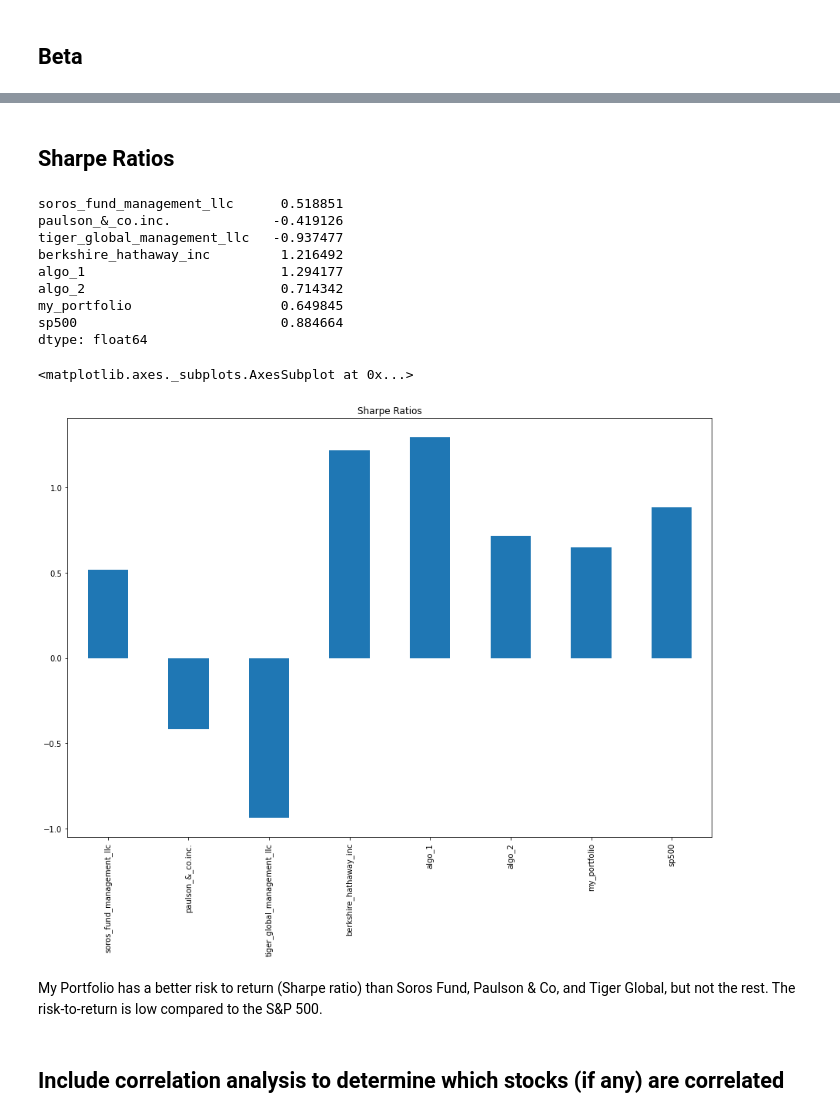
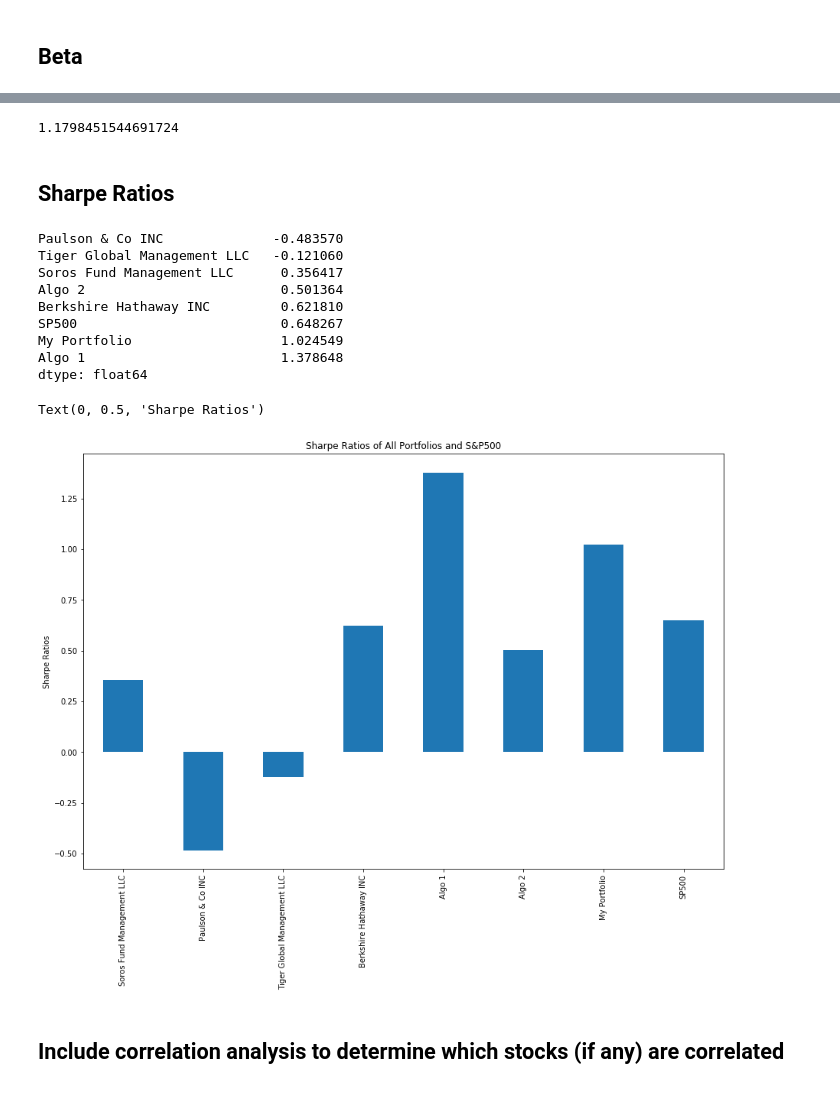
Before and after one commit to EmilianoAmador/Emiliano_Amador_a_whale_off_the_portfolio, a Jupyter notebook: whale_analysis.ipynb, the cells around one changed output, grey strips where cells are left out. Drawn from its saved outputs; the diff is of its cells as text; code cells hidden in the pictures.

```diff
--- a/whale_analysis.ipynb
+++ b/whale_analysis.ipynb
@@ -438,0 +458,3 @@ dtype: int64
+# %%
+portfolio_percent_change = my_df_daily_returns.pct_change()
+portfolio_percent_change.head()
@@ -439,7 +469,7 @@ dtype: int64
 # %%
 # Calculate weighted portfolio returns
 weights = [1/3, 1/3, 1/3]
-portfolio_returns = combined_daily_returns.dot(weights)
+portfolio_returns = portfolio_percent_change.dot(weights)
 portfolio_returns.head(15)
 # %% [output]
 Date
@@ -464,14 +492,16 @@ dtype: float64
 # %%
-#all_daily_returns_unordered= pd.concat([joined_daily_returns, combined_daily_returns], axis="columns", join="inner")
-#all_daily_returns = all_daily_returns_unordered[['soros_fund_management_llc', 'paulson_&_co.inc.', 'tiger_global_management_llc',
-#                                                 'berkshire_hathaway_inc', 'algo_1', 'algo_2', 'merck_&_co', 'johnson_&_johnson', 'proctor_&_gamble', 'sp500'
-#                                                ]]
+# Concatenate my portfolio to the rest of the portfolio Dataframe. Using an inner join to avoid NaN cells.
+all_daily_returns_unordered= pd.concat([all_daily_returns, portfolio_returns], axis="columns", join="inner")
+all_daily_returns_unordered.rename(columns={
+    0:'My Portfolio', 'soros_fund_management_llc': 'Soros Fund Management LLC', 'paulson_&_co.inc.': 'Paulson & Co INC',
+    'tiger_global_management_llc': 'Tiger Global Management LLC', 'berkshire_hathaway_inc':'Berkshire Hathaway INC',
+    'algo_1':'Algo 1', 'algo_2': 'Algo 2', 'sp500': 'SP500'
+}, inplace = True)
 
-# Concatenate my portfolio to the rest of the portfolio Dataframe. Use an inner join to avoid NaN cells.
-all_daily_returns_unordered= pd.concat([joined_daily_returns, portfolio_returns], axis="columns", join="inner")
-all_daily_returns_unordered.rename(columns={0:"my_portfolio"}, inplace = True)
-all_daily_returns = all_daily_returns_unordered[['soros_fund_management_llc', 'paulson_&_co.inc.', 'tiger_global_management_llc',
-                                                 'berkshire_hathaway_inc', 'algo_1', 'algo_2', 'my_portfolio', 'sp500'
+portfolios_daily_returns_snp500 = all_daily_returns_unordered[['Soros Fund Management LLC', 'Paulson & Co INC', 'Tiger Global Management LLC',
+                                                 'Berkshire Hathaway INC', 'Algo 1', 'Algo 2', 'My Portfolio', 'SP500'
                                                 ]]
-all_daily_returns.head()
+
+portfolios_daily_returns = portfolios_daily_returns_snp500.drop('SP500', axis=1)
+portfolios_daily_returns.head()
 # %% [output]
@@ -584,27 +616,31 @@ The beta value calculated for my portfolio denotes that the portfolio is less vo
+# %%
+# Plot average beta of my portfolio for 60 rolling window
+mp_beta.mean()
+# %% [output]
+1.1798451544691724
 # %% [markdown]
 ## Sharpe Ratios
 # %%
 # Annualzied Sharpe Ratios
-my_sharpe_ratios = (all_daily_returns.mean() * 252) / (all_daily_returns.std() * np.sqrt(252))
-my_sharpe_ratios
+my_sharpe_ratios = (portfolios_daily_returns_snp500.mean() * 252) / (portfolios_daily_returns_snp500.std() * np.sqrt(252))
+my_sharpe_ratios.sort_values()
 # %% [output]
-soros_fund_management_llc      0.518851
-paulson_&_co.inc.             -0.419126
-tiger_global_management_llc   -0.937477
-berkshire_hathaway_inc         1.216492
-algo_1                         1.294177
-algo_2                         0.714342
-my_portfolio                   0.649845
-sp500                          0.884664
+Paulson & Co INC              -0.483570
+Tiger Global Management LLC   -0.121060
+Soros Fund Management LLC      0.356417
+Algo 2                         0.501364
+Berkshire Hathaway INC         0.621810
+SP500                          0.648267
+My Portfolio                   1.024549
+Algo 1                         1.378648
 dtype: float64
 # %%
 # Visualize the sharpe ratios as a bar plot
-my_sharpe_ratios.plot(kind="bar", figsize=(15, 10), title="Sharpe Ratios")
+my_sharp_ratio_obj = my_sharpe_ratios.plot(kind="bar", figsize=(15, 10), title="Sharpe Ratios of All Portfolios and S&P500")
+my_sharp_ratio_obj.set_ylabel('Sharpe Ratios')
 # %% [output]
-<matplotlib.axes._subplots.AxesSubplot at 0x...>
+Text(0, 0.5, 'Sharpe Ratios')
-[figure, old version]
+[figure, new version]
-# %% [markdown]
-My Portfolio has a better risk to return (Sharpe ratio) than Soros Fund, Paulson & Co, and Tiger Global, but not the rest. The risk-to-return is low compared to the S&P 500.
 # %% [markdown]
 ## Include correlation analysis to determine which stocks (if any) are correlated
 # %%
```
Also changed, not shown: parts of 70 cells of this notebook, 3 other files.
